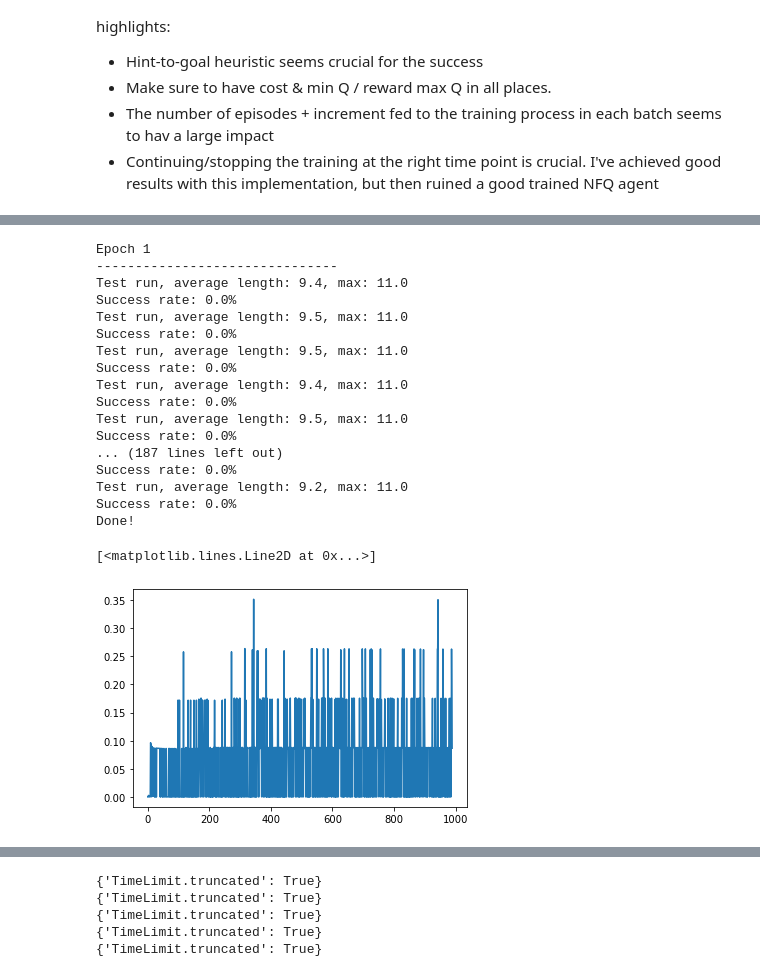
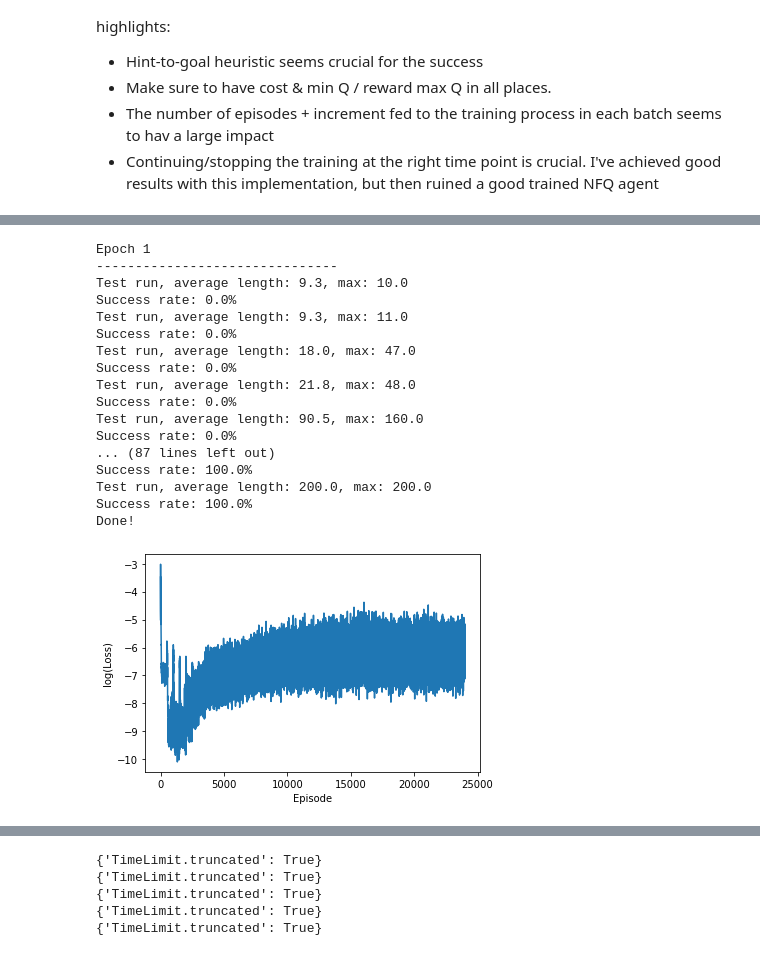
Before and after one commit to pkimstrand/RL-course-pt2, a Jupyter notebook: CartPoleDQN.ipynb, the cells around one changed output, grey strips where cells are left out. Drawn from its saved outputs; the diff is of its cells as text; code cells hidden in the pictures.

Commit message:
DQN w low dim state works
Fixed some bugs and got it working
Result plots are refined a bit
Needs clean up

```diff
--- a/CartPoleDQN.ipynb
+++ b/CartPoleDQN.ipynb
@@ -28,4 +28,4 @@ Some learning highlights:
 # %%
 import gym
 # Set up environment and do a test run
-env = gym.make('CartPole-v0')
+g_env = gym.make('CartPole-v0')
@@ -57,11 +42,11 @@ if True:
 # %%
 class DQNLearningAgent():
-    def __init__(self,env,discount_factor, epsilon, qnet_instant, qnet_delayed):
+    def __init__(self,env,discount_factor, epsilon, policy_net, target_net):
         self.env = env
         self.gamma = discount_factor
         self.epsilon = epsilon
-        self.qnet_instant = qnet_instant
-        self.qnet_delayed = qnet_delayed
+        self.policy_net = policy_net
+        self.target_net = target_net
         self.x_success_range = 2.4
         self.theta_success_range = 8 * 2 * math.pi / 360
 
@@ -70,11 +55,11 @@ class DQNLearningAgent():
 
     def step(self, state, target=False):
         if (target):
-            q_s = self.qnet_delayed.get_qs(state)
+            q_s = self.target_net.get_qs(state)
             action = np.argmin(q_s)
         else:
-            q_s = self.qnet_instant.get_qs(state)
-            self.epsilon = EPS_END + (EPS_START - EPS_END) * math.exp(-1. * steps_done / EPS_DECAY)
+            q_s = self.policy_net.get_qs(state)
+            #self.epsilon = EPS_END + (EPS_START - EPS_END) * math.exp(-1. * steps_done / EPS_DECAY)
             if random.random() > self.epsilon:
                 action = np.argmin(q_s)
             else:
@@ -273,48 +260,58 @@ target_net = NeuralNetwork().to(device)
 target_net.load_state_dict(policy_net.state_dict())
 gamma = 0.95
 
-GAMMA = 0.999
+
 EPS_START = 0.9
 EPS_END = 0.05
 EPS_DECAY = 200
 steps_done = 0
 
-TARGET_UPDATE = 100
+#EXPLORE = 3000000   #how many time steps to play
+#FINAL_EPSILON = 0.001 # final value of epsilon
+#INITIAL_EPSILON = 1.0# # starting value of epsilon
+
+#if epsilon > FINAL_EPSILON:
+#            epsilon -= (INITIAL_EPSILON - FINAL_EPSILON) / EXPLORE
+
+
+TARGET_UPDATE = 500
 loss_fn=nn.MSELoss()
-optimizer = torch.optim.Rprop(policy_net.parameters())
+optimizer = torch.optim.Rprop(policy_net.parameters(), lr=0.1)
+scheduler = torch.optim.lr_scheduler.ExponentialLR(optimizer, gamma=0.9)
 
-NFQagent = DQNLearningAgent(env,gamma, EPS_START, policy_net, target_net)
+DQNagent = DQNLearningAgent(g_env, gamma, EPS_START, policy_net, target_net)
 # %%
 losses=[]
 epochs = 1
 for t in range(epochs):
     print(f"Epoch {t+1}\n-------------------------------")
-    losses.extend(train_loop(NFQagent, loss_fn, optimizer, gamma, device))
-    success_rate = test_loop(NFQagent, 100)
+    losses.extend(train_loop(DQNagent, loss_fn, optimizer, gamma, device))
+    success_rate, episode_lengths = test_loop(DQNagent, 100)
     if (success_rate >= 99.0):
         break
 print("Done!")
 # %% [output]
 Epoch 1
 -------------------------------
-Test run, average length: 9.4, max: 11.0
+Test run, average length: 9.3, max: 10.0
 Success rate: 0.0%
-Test run, average length: 9.5, max: 11.0
+Test run, average length: 9.3, max: 11.0
 Success rate: 0.0%
-Test run, average length: 9.5, max: 11.0
+Test run, average length: 18.0, max: 47.0
 Success rate: 0.0%
-Test run, average length: 9.4, max: 11.0
+Test run, average length: 21.8, max: 48.0
 Success rate: 0.0%
-Test run, average length: 9.5, max: 11.0
+Test run, average length: 90.5, max: 160.0
 Success rate: 0.0%
-... (187 lines left out)
-Success rate: 0.0%
-Test run, average length: 9.2, max: 11.0
-Success rate: 0.0%
+... (87 lines left out)
+Success rate: 100.0%
+Test run, average length: 200.0, max: 200.0
+Success rate: 100.0%
 Done!
 # %%
 plt.figure()
-plt.plot(losses)
+p=plt.plot(np.log(losses[0]))
+yl=plt.ylabel('log(Loss)')
+yl=plt.xlabel('Episode')
 # %% [output]
-[<matplotlib.lines.Line2D at 0x...>]
-[figure, old version]
+[figure, new version]
```
Also changed, not shown: parts of 7 cells of this notebook.
